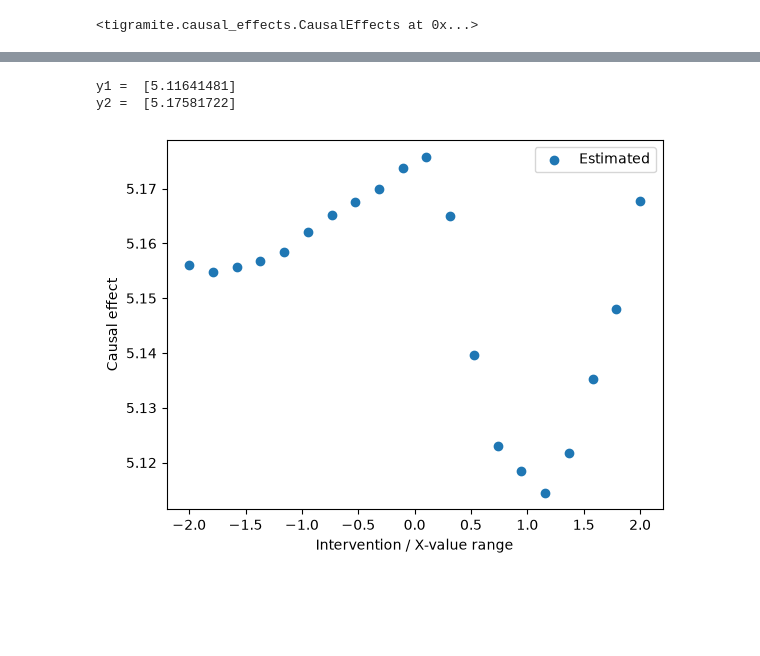
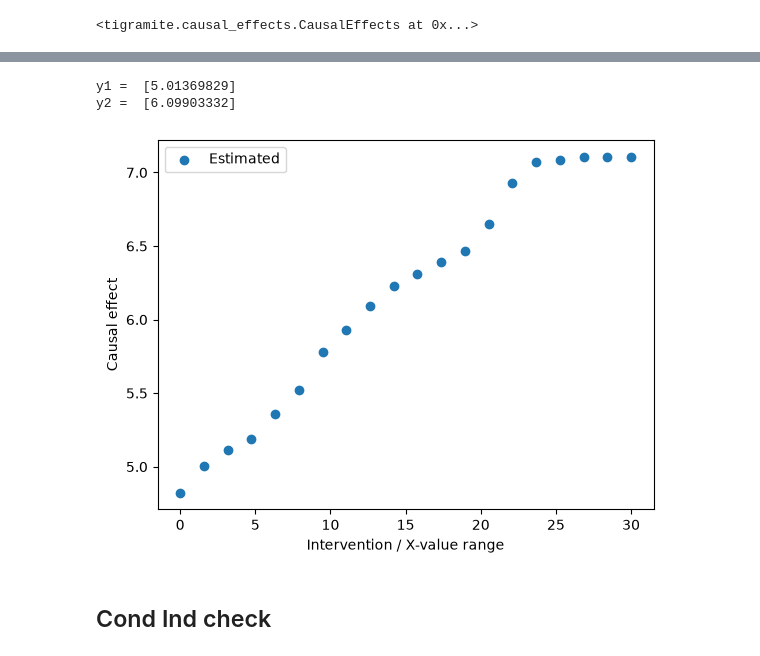
Before and after one commit to tripleUU-U/snow_causal_inference, a Jupyter notebook: code/basin_workflow.ipynb, the cells around one changed output, grey strips where cells are left out. Drawn from its saved outputs; the diff is of its cells as text; code cells hidden in the pictures; blank space fills up the shorter version.

```diff
--- a/code/basin_workflow.ipynb
+++ b/code/basin_workflow.ipynb
@@ -62,3 +65,32 @@ vars_df = pd.concat([climate_vars_df, q_ts_802_df["qobs"]], axis=1)
+# %%
+snow_ts = climate_vars_df.swe
+
+# first day cannot have depletion
+snow_depletion = [np.nan]
+prev = snow_ts.iloc[0]
+
+for day in range(1, len(snow_ts)):
+
+    current = snow_ts.iloc[day]
+
+    # calculate delta swe from t-1 to t, if positive denote, else 0
+    depletion = prev - current
+
+    if depletion > 0:
+
+        snow_depletion.append(depletion)
+
+    else:
+
+        snow_depletion.append(0)
+
+    prev = current
+# %%
+# drop swe in favor of snowmelt
+climate_vars_df = climate_vars_df.drop("swe", axis=1)
+climate_vars_df["snowmelt"] = snow_depletion
+
+vars_df = pd.concat([climate_vars_df, q_ts_802_df["qobs"]], axis=1)
 # %%
 # define tigramite graph and plot it
 
@@ -131,5 +219,5 @@ tp.plot_time_series_graph(graph=graph, var_names=vars_df.columns, curved_radius=
 # %%
-X = [(4,0)]
+X = [(4, -1)]
 Y = [(5, 0)]
 causal_effects = CausalEffects(graph=graph, graph_type="stationary_dag", X=X, Y=Y, check_SM_overlap=True, verbosity=1)
 # %% [output]
@@ -195,8 +268,8 @@ data_tg = DataFrame(data=np.nan_to_num(vars_df.to_numpy()))
 # %%
 causal_effects.fit_total_effect(
     dataframe=data_tg,
-    estimator=KNeighborsRegressor(),
-    adjustment_set="optimal"
+    estimator=RandomForestRegressor(),
+    adjustment_set="optimal",
 )
 # %% [output]
 <tigramite.causal_effects.CausalEffects at 0x...>
@@ -207,32 +292,29 @@ KNeighborsRegressor()
 # %%
-intervention_data = 1.*np.ones((1, 1))
+intervention_data = vars_df.snowmelt.mean()*np.ones((1, 1))
 y1 = causal_effects.predict_total_effect(
         intervention_data=intervention_data,
-#         conditions_data=conditions_data,
         )
 print("y1 = ",y1)
 
-intervention_data = 0.*np.ones((1, 1))
+intervention_data = 13.*np.ones((1, 1))
 y2 = causal_effects.predict_total_effect(
         intervention_data=intervention_data,
-#         conditions_data=conditions_data,
         )
 print("y2 = ",y2)
 # %% [output]
-y1 =  [5.11641481]
-y2 =  [5.17581722]
+y1 =  [5.01369829]
+y2 =  [6.09903332]
 # %%
-intervention_data = np.tile(np.linspace(-2, 2, 20).reshape(20, 1), (1, 1))
+intervention_data = np.linspace(0, 30, 20).reshape(20, 1)
 estimated_causal_effects = causal_effects.predict_total_effect(
         intervention_data=intervention_data,
-#         conditions_data=conditions_data,
         )
 plt.scatter(intervention_data[:,0], estimated_causal_effects, label="Estimated")
-# plt.plot(intervention_values, true_causal_effects, 'k-', label="True")
-# plt.title(r"NRMSE = %.2f" % (np.abs(estimated_causal_effects - true_causal_effects).mean()/true_causal_effects.std()))
 plt.xlabel('Intervention / X-value range')
 plt.ylabel('Causal effect')
 plt.legend()
 plt.show()
 # %% [output]
-[figure, old version]
+[figure, new version]
+# %% [markdown]
+## Cond Ind check
```
Also changed, not shown: parts of 16 cells of this notebook, 2 other files.
